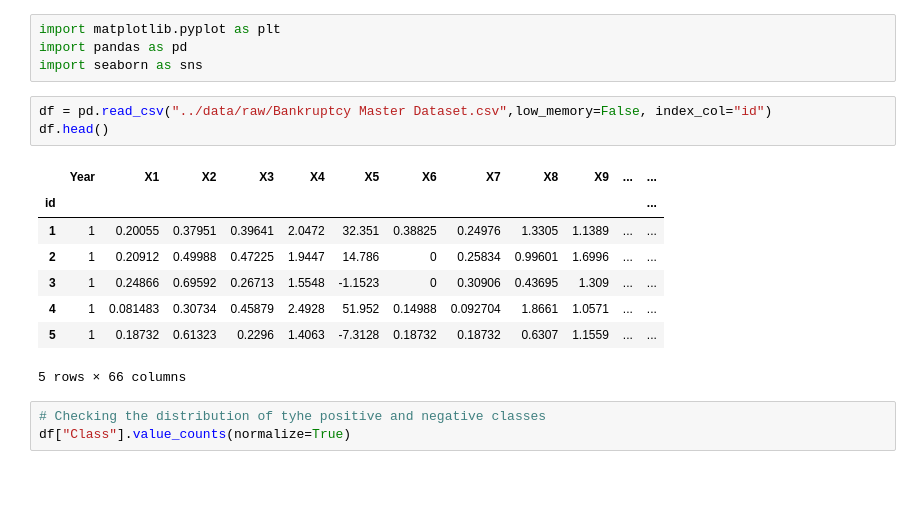
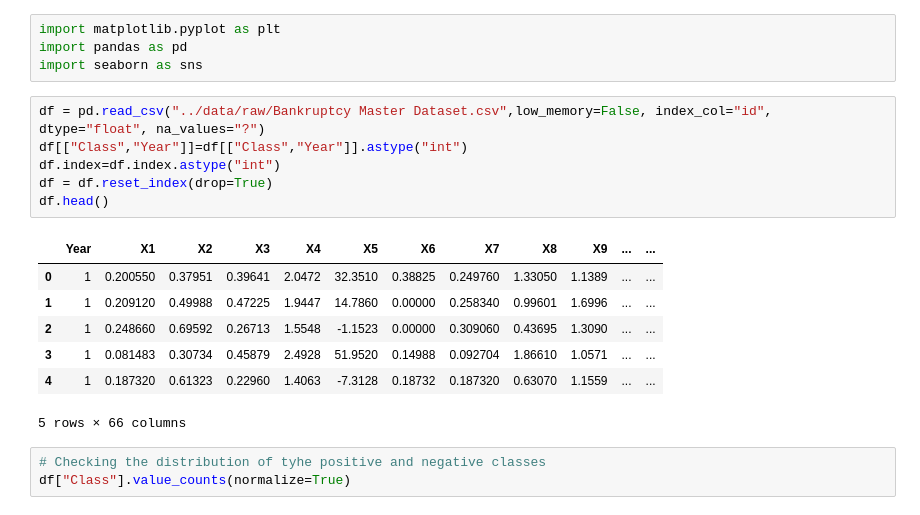
Before and after one commit to MohamedMohsen20501990/bankruptsy_in_poland_binary_classification, a Jupyter notebook: notebooks/main.ipynb, the cells around one changed output. Cells and saved outputs as stored; diff of their text form; blank space fills up the shorter version.

```diff
--- a/notebooks/main.ipynb
+++ b/notebooks/main.ipynb
@@ -11,16 +11,18 @@ import matplotlib.pyplot as plt
 import pandas as pd
 import seaborn as sns
 # %%
-df = pd.read_csv("../data/raw/Bankruptcy Master Dataset.csv",low_memory=False, index_col="id")
+df = pd.read_csv("../data/raw/Bankruptcy Master Dataset.csv",low_memory=False, index_col="id", dtype="float", na_values="?")
+df[["Class","Year"]]=df[["Class","Year"]].astype("int")
+df.index=df.index.astype("int")
+df = df.reset_index(drop=True)
 df.head()
 # %% [output]
 |  | Year | X1 | X2 | X3 | X4 | X5 | X6 | X7 | X8 | X9 | ... | ... |
-| id |  |  |  |  |  |  |  |  |  |  |  | ... |
-| 1 | 1 | 0.20055 | 0.37951 | 0.39641 | 2.0472 | 32.351 | 0.38825 | 0.24976 | 1.3305 | 1.1389 | ... | ... |
-| 2 | 1 | 0.20912 | 0.49988 | 0.47225 | 1.9447 | 14.786 | 0 | 0.25834 | 0.99601 | 1.6996 | ... | ... |
-| 3 | 1 | 0.24866 | 0.69592 | 0.26713 | 1.5548 | -1.1523 | 0 | 0.30906 | 0.43695 | 1.309 | ... | ... |
-| 4 | 1 | 0.081483 | 0.30734 | 0.45879 | 2.4928 | 51.952 | 0.14988 | 0.092704 | 1.8661 | 1.0571 | ... | ... |
-| 5 | 1 | 0.18732 | 0.61323 | 0.2296 | 1.4063 | -7.3128 | 0.18732 | 0.18732 | 0.6307 | 1.1559 | ... | ... |
+| 0 | 1 | 0.200550 | 0.37951 | 0.39641 | 2.0472 | 32.3510 | 0.38825 | 0.249760 | 1.33050 | 1.1389 | ... | ... |
+| 1 | 1 | 0.209120 | 0.49988 | 0.47225 | 1.9447 | 14.7860 | 0.00000 | 0.258340 | 0.99601 | 1.6996 | ... | ... |
+| 2 | 1 | 0.248660 | 0.69592 | 0.26713 | 1.5548 | -1.1523 | 0.00000 | 0.309060 | 0.43695 | 1.3090 | ... | ... |
+| 3 | 1 | 0.081483 | 0.30734 | 0.45879 | 2.4928 | 51.9520 | 0.14988 | 0.092704 | 1.86610 | 1.0571 | ... | ... |
+| 4 | 1 | 0.187320 | 0.61323 | 0.22960 | 1.4063 | -7.3128 | 0.18732 | 0.187320 | 0.63070 | 1.1559 | ... | ... |
 5 rows × 66 columns
 # %%
 # Checking the distribution of tyhe positive and negative classes
```
Also changed, not shown: parts of 4 cells of this notebook.
